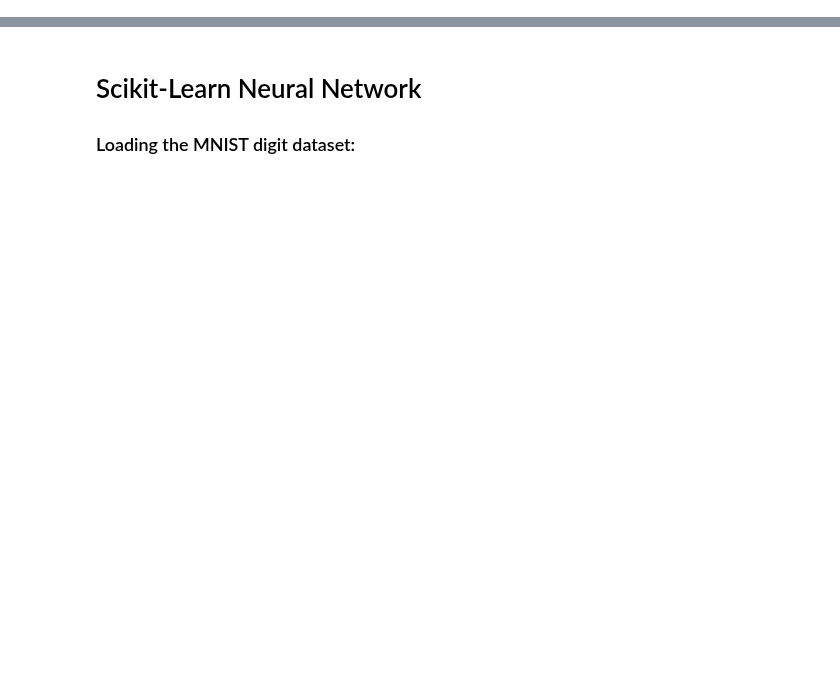
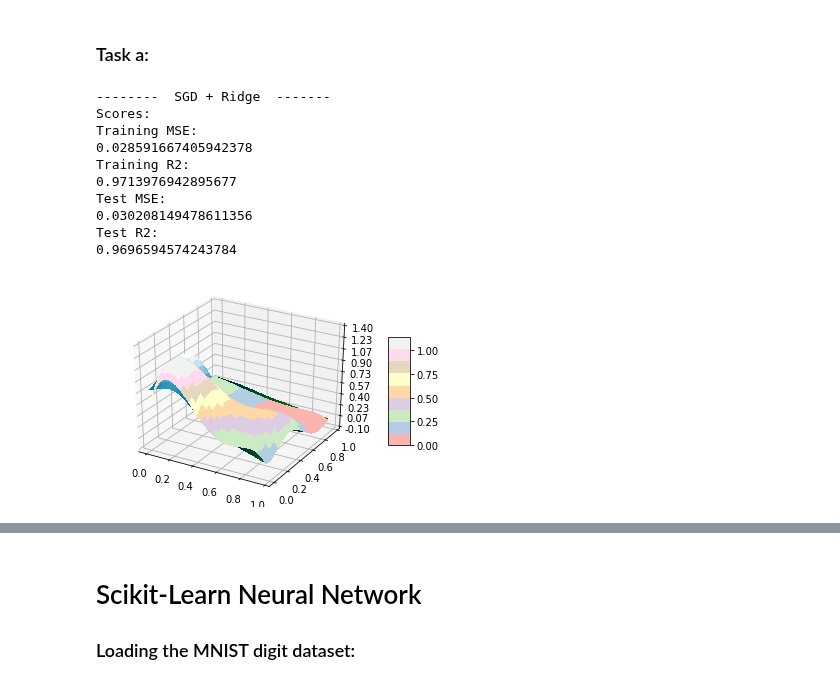
Before and after one commit to tellefs/ML-projects, a Jupyter notebook: project2/project2.ipynb, the cells around one changed output, grey strips where cells are left out. Saved outputs shown, nothing was run; the diff lists cells and outputs as text; code cells hidden in the pictures; blank space fills up the shorter version.

```diff
--- a/project2/project2.ipynb
+++ b/project2/project2.ipynb
@@ -54,0 +60,16 @@ from keras_NN import create_neural_network_Keras
+# %% [markdown]
+### Task a:
+# %%
+run Task_a.py
+# %% [output]
+--------  SGD + Ridge  -------
+Scores:
+Training MSE:
+0.028591667405942378
+Training R2:
+0.9713976942895677
+Test MSE:
+0.030208149478611356
+Test R2:
+0.9696594574243784
+[figure, added]
```
Also changed, not shown: parts of 13 cells of this notebook, 55 other files.
